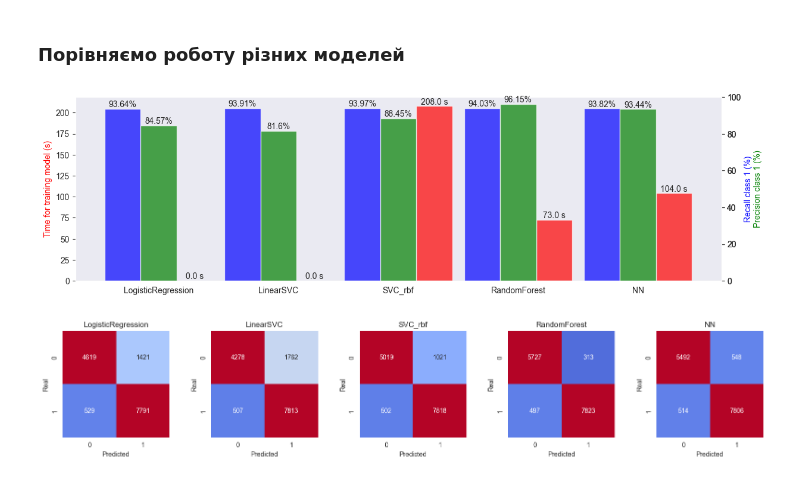
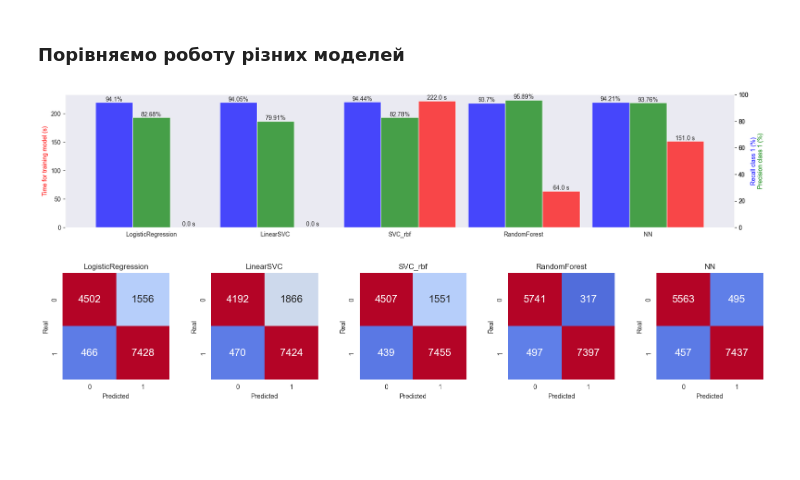
Before and after one commit to serzhu/DS_final_project, a Jupyter notebook: notebooks/internet_service_churn_Serhii.ipynb, the cells around one changed output. Drawn from its saved outputs; the diff is of its cells as text; code cells hidden in the pictures; blank space fills up the shorter version.

```diff
--- a/notebooks/internet_service_churn_Serhii.ipynb
+++ b/notebooks/internet_service_churn_Serhii.ipynb
@@ -611,7 +620,7 @@ RF = RandomForestClassifier(random_state=42)
 
 param_grid = {
     'criterion': ['gini', 'entropy'],
-    'n_estimators': [300],
+    'n_estimators': [100, 200, 300],
     'max_features': [0.5, 1, 'sqrt'],
     'class_weight':[{0:0.3, 1:0.7}, 'balanced']
     }
@@ -620,7 +629,7 @@ RandomForest.fit(X_train, y_train)
 
 rf_model = RandomForest.best_estimator_
 rf_start_time = time.time()
-# rf_model.fit(X_train, y_train)
+rf_model.fit(X_train, y_train)
 rf_end_time = time.time()-rf_start_time
 
 y_pred_rf = rf_model.predict(X_test)
@@ -683,3 +692,7 @@ min_max_scaler = MinMaxScaler()
 min_max_scaler.fit_transform(x_train)
 X_train_nn = min_max_scaler.transform(x_train)
 X_test_nn = min_max_scaler.transform(x_test)
+# %%
+y_train_nn = y_train.to_numpy()
+y_test_nn = y_test.to_numpy()
+type(y_train_nn)
@@ -686,21 +701,23 @@ X_test_nn = min_max_scaler.transform(x_test)
 # %%
 model_NN = Sequential()
 model_NN.add(Dense(128, input_dim=10, activation='relu'))
-model_NN.add(Dropout(0.5))
+model_NN.add(BatchNormalization())
+model_NN.add(Dropout(0.25))
 model_NN.add(Dense(64, activation='relu'))
-model_NN.add(Dropout(0.5))
+model_NN.add(BatchNormalization())
+model_NN.add(Dropout(0.25))
 model_NN.add(Dense(1, activation='sigmoid'))
 
 model_NN.compile(optimizer='adam',
               loss=tf.keras.losses.BinaryCrossentropy(from_logits=False),
-              metrics=[tf.keras.metrics.Recall()])
+              metrics=[tf.keras.metrics.Recall(name='recall_nn')])
 model_NN.summary()
 
 nn_start_time = time.time()
-early_stopping = EarlyStopping(monitor='val_loss', patience=3)
-history = model_NN.fit(X_train_nn, y_train, epochs=25, batch_size=32, validation_split=0.1, class_weight={0:1, 1:5}, callbacks=[early_stopping])
+# early_stopping = EarlyStopping(monitor='val_recall_nn', patience=5)
+history = model_NN.fit(X_train_nn, y_train_nn, epochs=40, batch_size=64, validation_split=0.1, class_weight={0:0.3, 1:0.7})
 
-score = model_NN.evaluate(X_test_nn, y_test, verbose=0)
+score = model_NN.evaluate(X_test_nn, y_test_nn, verbose=0)
 
 y_pred_nn = model_NN.predict(X_test_nn)
 
@@ -764,7 +787,7 @@ plt.show()
 ##### Статистика роботи моделі на тестувальних данних
 # %%
 binary_predictions = [1 if p > 0.5 else 0 for p in y_pred_nn]
-recall_nn = recall_score(y_test, binary_predictions, pos_label=1)
-precision_nn = precision_score(y_test, binary_predictions, pos_label=1)
+recall_nn = recall_score(y_test_nn, binary_predictions, pos_label=1)
+precision_nn = precision_score(y_test_nn, binary_predictions, pos_label=1)
 model_info(y_test, binary_predictions)
 # %% [output]
@@ -796,15 +819,15 @@ joblib.dump(min_max_scaler,'../scalers/NN_scaler_Serhii.pkl')
 ### Порівняємо роботу різних моделей
 # %%
 data = {'model':['LogisticRegression','LinearSVC', 'SVC_rbf', 'RandomForest', 'NN'],
-        'analyze_time':[lr_end_time, lr_end_time, svc_rbf_end_time, rf_end_time, nn_end_time],
-        'recall':[recall_lr*100, recall_svc*100, recall_svc_rbf*100, recall_rf*100 ,recall_nn*100],
+        'analyze_time':[lr_end_time, lr_end_time, svc_rbf_end_time, rf_end_time ,nn_end_time],
+        'recall':[recall_lr*100, recall_svc*100, recall_svc_rbf*100, recall_rf*100, recall_nn*100],
         'precision':[precision_lr*100, precision_svc*100, precision_svc_rbf*100, precision_rf*100, precision_nn*100],
         'y_pred':[y_pred_lr, y_pred_svc, y_pred_svc_rbf, y_pred_rf, binary_predictions]
         }
 
 df_results = pd.DataFrame(data)
 
-fig, ax= plt.subplots(figsize=(14, 4))
+fig, ax= plt.subplots(figsize=(20, 4))
 ax2 = ax.twinx()
 ax3 = ax.twinx()
 width = 0.3
@@ -821,33 +844,33 @@ ax.set_ylabel('Time for training model (s)', color='r')
 ax2.set_ylabel('Recall class 1 (%)', color='b')
 ax3.set_ylabel('\nPrecision class 1 (%)', color='g')
 
 ax3.set_ylim([0, 100])
 ax2.set_ylim([0, 100])
 ax.grid(False)
 ax2.grid(False)
 ax3.grid(False)
 
 for i, v in enumerate(df_results['analyze_time'].round()):
     ax.text(i+0.3, v, str(v)+' s', ha='center', va='bottom')
 
 for i, v in enumerate(df_results['recall'].round(2)):
     ax2.text(i-0.3, v, str(v)+'%', ha='center', va='bottom')
 
 for i, v in enumerate(df_results['precision'].round(2)):
     ax3.text(i, v, str(v)+'%', ha='center', va='bottom')
 
 plt.show()
 
 
 plt.figure(figsize=(20, 3))
 for i, (m, p) in enumerate(zip(df_results['model'], df_results['y_pred'])):
     cm = confusion_matrix(y_test, p)
     plt.subplot(1, 5, i+1)
-    sns.heatmap(cm, square=True, annot=True, fmt='d', cbar=False, cmap='coolwarm', vmin=0, vmax=4200)
+    sns.heatmap(cm, square=True, annot=True, fmt='d', cbar=False, cmap='coolwarm', vmin=0, vmax=4200, annot_kws={"size": 16})
     plt.title(m)
     plt.ylabel('Real')
     plt.xlabel('Predicted')
 plt.show()
 # %% [output]
-[figure, old version]
+[figure, new version]
-[figure, old version]
+[figure, new version]
```
Also changed, not shown: parts of 52 cells of this notebook, 15 other files.
